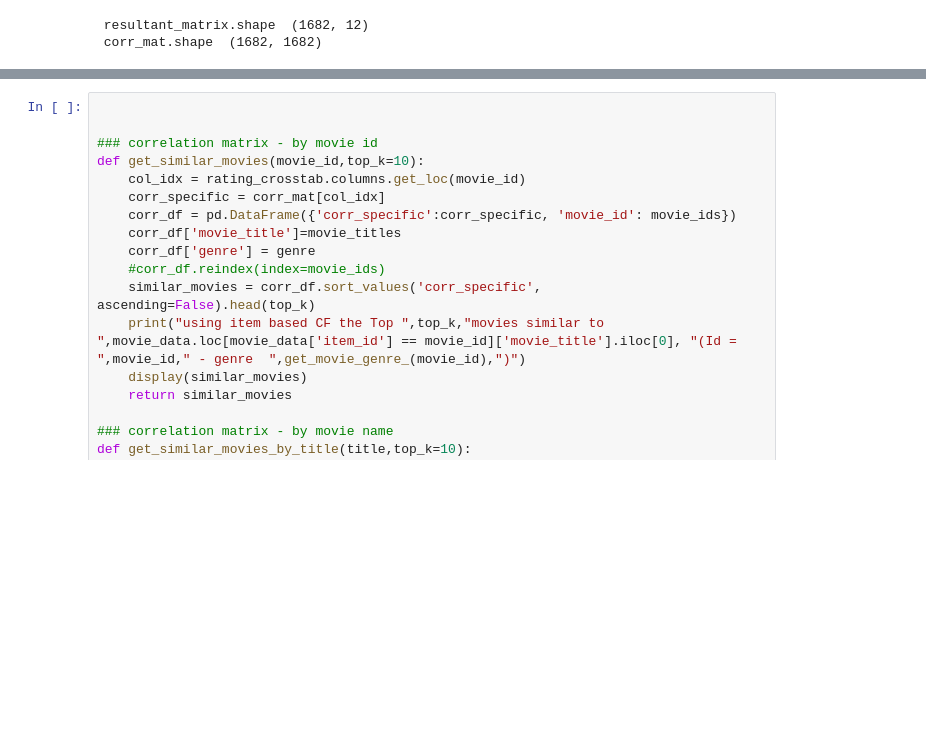
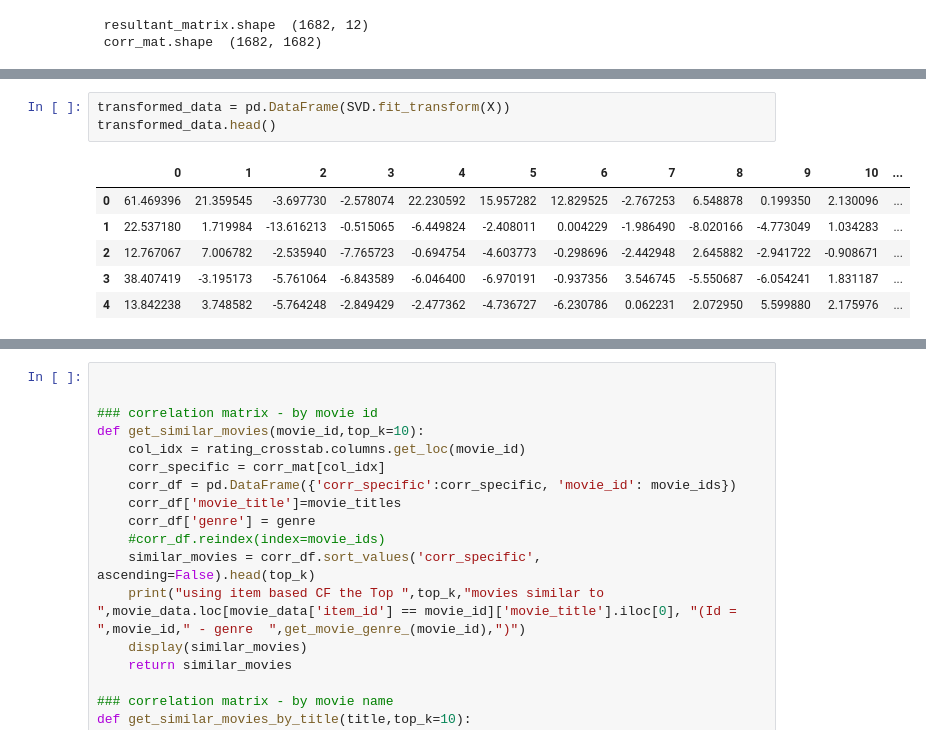
Before and after one commit to rsharm18/DSC478_final_Project, a Jupyter notebook: final_project_final.ipynb, the cells around one changed output, grey strips where cells are left out. Saved outputs shown, nothing was run; the diff lists cells and outputs as text; blank space fills up the shorter version.

```diff
--- a/final_project_final.ipynb
+++ b/final_project_final.ipynb
@@ -1316,0 +1332,10 @@ print(" corr_mat.shape ",corr_mat.shape)
+# %%
+transformed_data = pd.DataFrame(SVD.fit_transform(X))
+transformed_data.head()
+# %% [output]
+|  | 0 | 1 | 2 | 3 | 4 | 5 | 6 | 7 | 8 | 9 | 10 | ... |
+| 0 | 61.469396 | 21.359545 | -3.697730 | -2.578074 | 22.230592 | 15.957282 | 12.829525 | -2.767253 | 6.548878 | 0.199350 | 2.130096 | ... |
+| 1 | 22.537180 | 1.719984 | -13.616213 | -0.515065 | -6.449824 | -2.408011 | 0.004229 | -1.986490 | -8.020166 | -4.773049 | 1.034283 | ... |
+| 2 | 12.767067 | 7.006782 | -2.535940 | -7.765723 | -0.694754 | -4.603773 | -0.298696 | -2.442948 | 2.645882 | -2.941722 | -0.908671 | ... |
+| 3 | 38.407419 | -3.195173 | -5.761064 | -6.843589 | -6.046400 | -6.970191 | -0.937356 | 3.546745 | -5.550687 | -6.054241 | 1.831187 | ... |
+| 4 | 13.842238 | 3.748582 | -5.764248 | -2.849429 | -2.477362 | -4.736727 | -6.230786 | 0.062231 | 2.072950 | 5.599880 | 2.175976 | ... |
```
Also changed, not shown: parts of 5 cells of this notebook.
